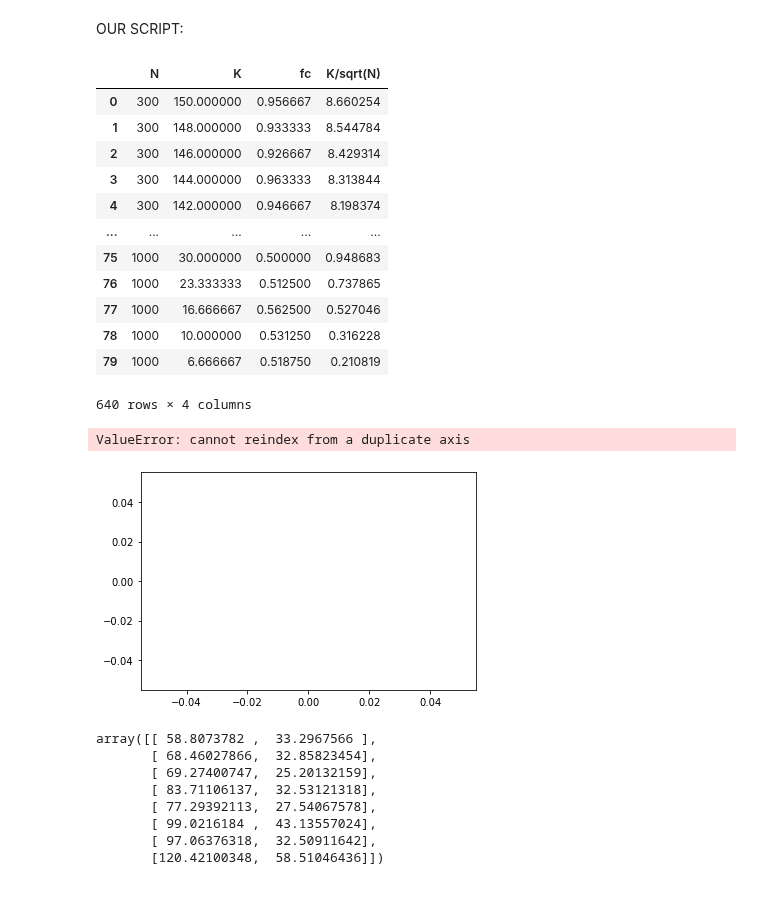
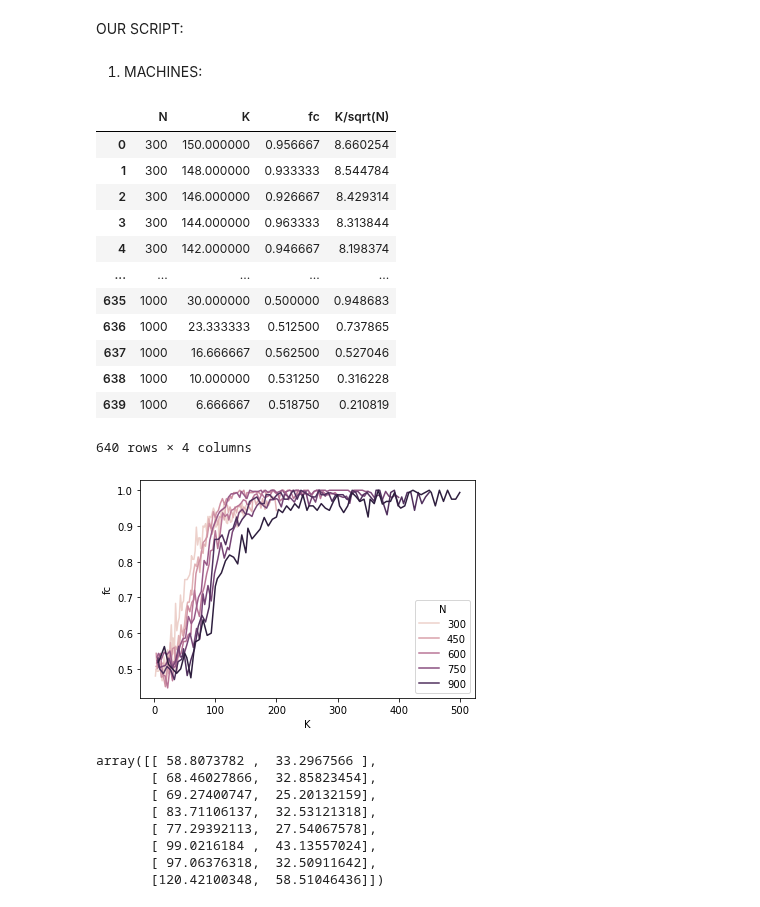
Before and after one commit to danieletirinnanzi/HUPLACLIP-analysis, a Jupyter notebook: data_analysis/pilot_2_horizontal/Exploratory-analysis.ipynb, the cells around one changed output. Saved outputs shown, nothing was run; the diff lists cells and outputs as text; code cells hidden in the pictures.

```diff
--- a/data_analysis/pilot_2_horizontal/Exploratory-analysis.ipynb
+++ b/data_analysis/pilot_2_horizontal/Exploratory-analysis.ipynb
@@ -58,3 +60,5 @@ from scipy.special import ndtr
+# %% [markdown]
+1. MACHINES:
 # %%
 # CONSTRUCTING UNIQUE DATAFRAME FOR MACHINES DATA:
 df_machines_appended = []
@@ -66,7 +70,9 @@ for N in N_range:
 # creating single df for machines:
 df_machines = pd.concat(df_machines_appended)
 # creating new variable and adding it to the dataframe:
-df_machines['K/sqrt(N)'] = df_machines['K']/np.sqrt(df['N'])
+df_machines['K/sqrt(N)'] = df_machines['K']/np.sqrt(df_machines['N'])
+# dropping the indices so that there are no duplicates:
+df_machines = df_machines.reset_index(drop=True)
 df_machines
 # %% [output]
 |  | N | K | fc | K/sqrt(N) |
@@ -76,20 +82,18 @@ df_machines
 | 3 | 300 | 144.000000 | 0.963333 | 8.313844 |
 | 4 | 300 | 142.000000 | 0.946667 | 8.198374 |
 | ... | ... | ... | ... | ... |
-| 75 | 1000 | 30.000000 | 0.500000 | 0.948683 |
-| 76 | 1000 | 23.333333 | 0.512500 | 0.737865 |
-| 77 | 1000 | 16.666667 | 0.562500 | 0.527046 |
-| 78 | 1000 | 10.000000 | 0.531250 | 0.316228 |
-| 79 | 1000 | 6.666667 | 0.518750 | 0.210819 |
+| 635 | 1000 | 30.000000 | 0.500000 | 0.948683 |
+| 636 | 1000 | 23.333333 | 0.512500 | 0.737865 |
+| 637 | 1000 | 16.666667 | 0.562500 | 0.527046 |
+| 638 | 1000 | 10.000000 | 0.531250 | 0.316228 |
+| 639 | 1000 | 6.666667 | 0.518750 | 0.210819 |
 640 rows × 4 columns
 # %%
 # DRAWING DATA FROM CREATED DATAFRAME:
 x_vals = np.linspace(0, 500, 1000)
 #x_vals = np.linspace(0,20,1000) (depending on x axis values)
 y_vals = (1+ndtr((x_vals-100)/30))/2
-# defining color palette for the graph
-ax = sns.lineplot(data=df, x='K', y='fc', hue='N')
-ax.plot(x_vals, y_vals, 'r')
+# drawing a plot with y=fc, x=K, hue=N, with the data from df_machines
+ax = sns.lineplot(data=df_machines, x='K', y='fc', hue='N')
 # %% [output]
-ValueError: cannot reindex from a duplicate axis
-[figure, old version]
+[figure, new version]
```
Also changed, not shown: parts of 12 cells of this notebook, 2 other files.
